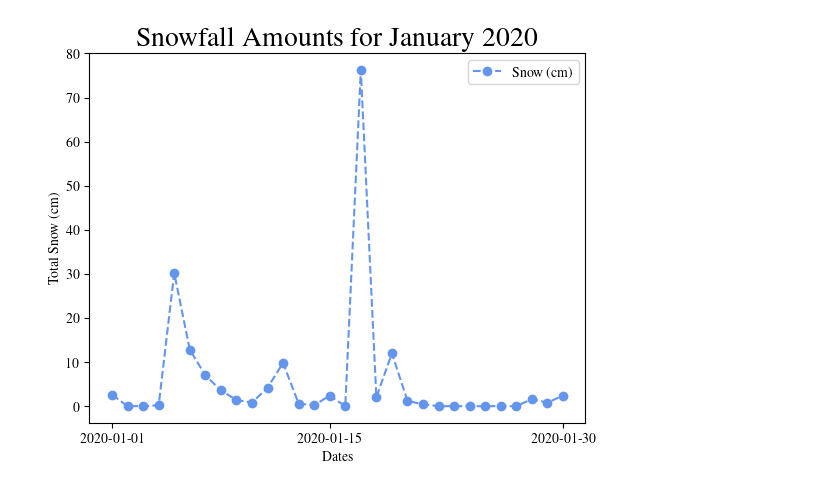
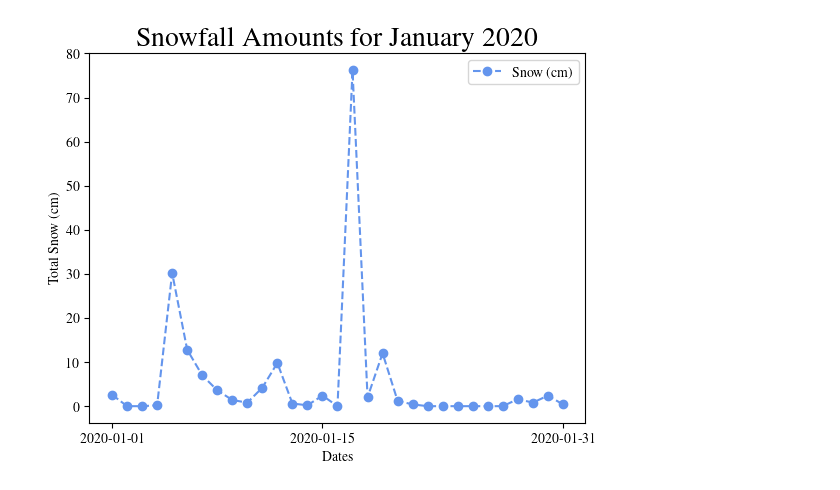
Before and after one commit to dcameronmckenna/CMSC6950-Project, a Jupyter notebook: project_graphs.ipynb, the cells around one changed output. Cells and saved outputs as stored; diff of their text form; code cells hidden in the pictures.

```diff
--- a/project_graphs.ipynb
+++ b/project_graphs.ipynb
@@ -1,33 +1,33 @@
 # %%
 import pandas as pd
 import matplotlib.pyplot as plt
 from matplotlib import rc
 rc('font',**{'family':'serif','sans-serif':['Computer Modern Roman']})
 rc('text', usetex=True)
 
 weather_data = pd.read_csv('en_climate_daily_NL_8403505_2020_P1D.csv', usecols=range(4,31), index_col='Date/Time')
 
 num_cols_snow = ['Total Snow (cm)']
 
 weather_data[num_cols_snow] = weather_data[num_cols_snow].astype(float)
 
 total_snow = weather_data[num_cols_snow]
 
 axes = plt.subplot()
-axes.plot(total_snow[0:30], color = 'cornflowerblue', linestyle = 'dashed',
+axes.plot(total_snow[0:31], color = 'cornflowerblue', linestyle = 'dashed',
          marker = 'o',label = "Snow (cm)")
 
-axes.set_xticks([0, 14, 29])
+axes.set_xticks([0, 14, 30])
 
 
 plt.xlabel('Dates')
 plt.ylabel('Total Snow (cm)')
 plt.title('Snowfall Amounts for January 2020', fontsize = 20)
 plt.legend()
 plt.savefig("total_snow.pdf", format = "pdf")
 plt.show()
 # %% [output]
-[figure, old version]
+[figure, new version]
 # %%
 num_cols_mean_temp = ['Mean Temp (°C)']
 
```
Also changed, not shown: parts of 8 cells of this notebook, 7 other files.
